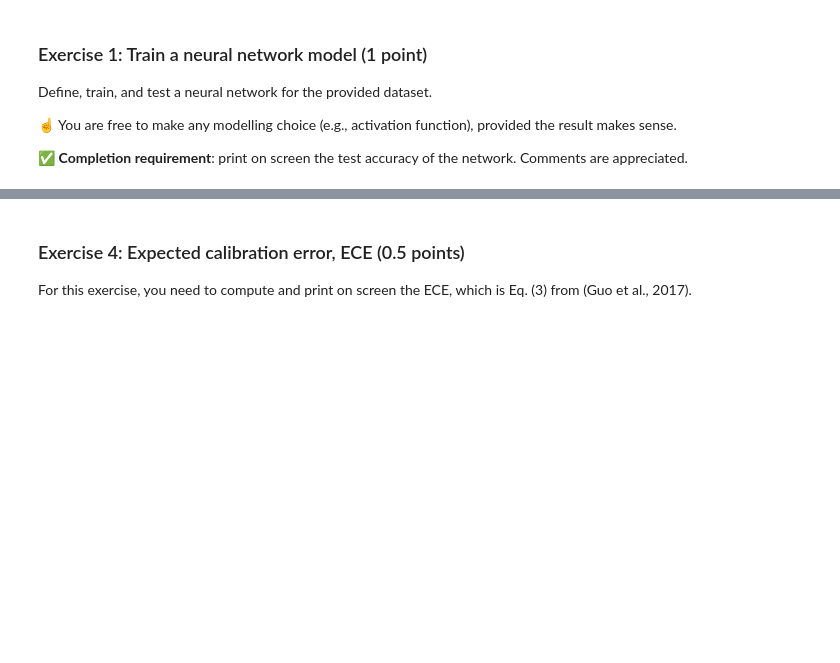
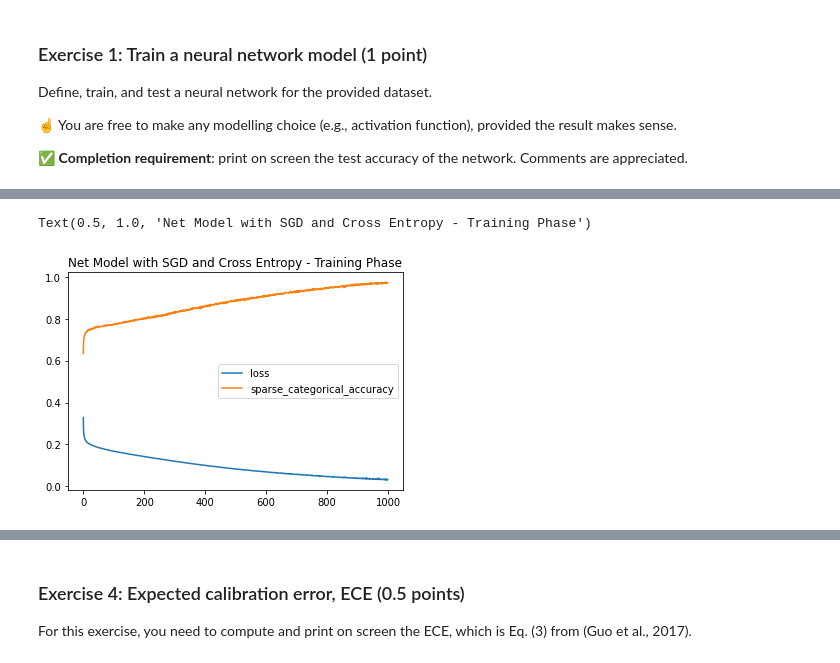
Before and after one commit to brauliovillalobos/NeuralNetworksforDataScience, a Jupyter notebook: Assignment_1_NeuralNetworkCalibration/NNDS_2022_Homework_VillalobosQuiros_Braulio_1999250.ipynb, the cells around one changed output, grey strips where cells are left out. Cells and saved outputs as stored; diff of their text form; code cells hidden in the pictures; blank space fills up the shorter version.

```diff
--- a/Assignment_1_NeuralNetworkCalibration/NNDS_2022_Homework_VillalobosQuiros_Braulio_1999250.ipynb
+++ b/Assignment_1_NeuralNetworkCalibration/NNDS_2022_Homework_VillalobosQuiros_Braulio_1999250.ipynb
@@ -350,0 +121,37 @@ def reliability_preprocess(true_labels, predicted_labels, confidence_array, num_
+# %%
+'''
+In order to run the training_net_network
+'''
+class FocalLoss(tf.keras.losses.Loss):
+  # TODO: complete implementation
+
+  def __init__(self,gamma):
+    super(FocalLoss, self).__init__()
+    self.gamma = gamma
+
+  def call(self, y_true, y_pred):
+    return compute_focal_loss(y_true, y_pred, self.gamma)
+
+def compute_focal_loss(y_true, y_pred, gamma):
+  '''
+  Function that implements the computation of the Focal Loss.
+  Focal reduces the loss for the observations that are correctly classified
+  while gives a higher importance to the hard-to-classify observations, as it
+  increases the loss for the observations that are incorrectly classified.
+
+  p_t corresponds to the probability the model gives to the correct class
+  '''
+  #Guarantee stability of logarithm in case of 0
+  epsilon = 0.001
+
+  #Make sure the y_pred is a tensor
+  y_pred = tf.convert_to_tensor(y_pred)
+  #Making sure the y_true tensor is of the same type as the y_pred
+  y_true = tf.cast(y_true, tf.int32)
+
+  #We retrieve the probability of the correct class, for each observation
+  p_t = tf.gather(y_pred,y_true,batch_dims=1)
+
+  l = ((1-p_t) ** gamma) * tf.math.log(p_t + epsilon)
+  return -l
+  #return tf.math.multiply(-tf.math.log(p_t+epsilon),tf.math.pow((1-p_t),gamma))
@@ -350,0 +240,3 @@ def reliability_preprocess(true_labels, predicted_labels, confidence_array, num_
+# %%
+#We compile the just defined net network, in this case with Sparse Categorical Cross Entropy and SGD optimizer.
+history = training_net_network(X_train, y_train, 'CrossEntropy', 'SGD',epochs_i = 1000)
@@ -350,0 +252,7 @@ def reliability_preprocess(true_labels, predicted_labels, confidence_array, num_
+# %%
+import pandas as pd
+pd.DataFrame(history.history).plot()
+plt.title("Net Model with SGD and Cross Entropy - Training Phase")
+# %% [output]
+Text(0.5, 1.0, 'Net Model with SGD and Cross Entropy - Training Phase')
+[figure, added]
```
Also changed, not shown: parts of 120 cells of this notebook.
